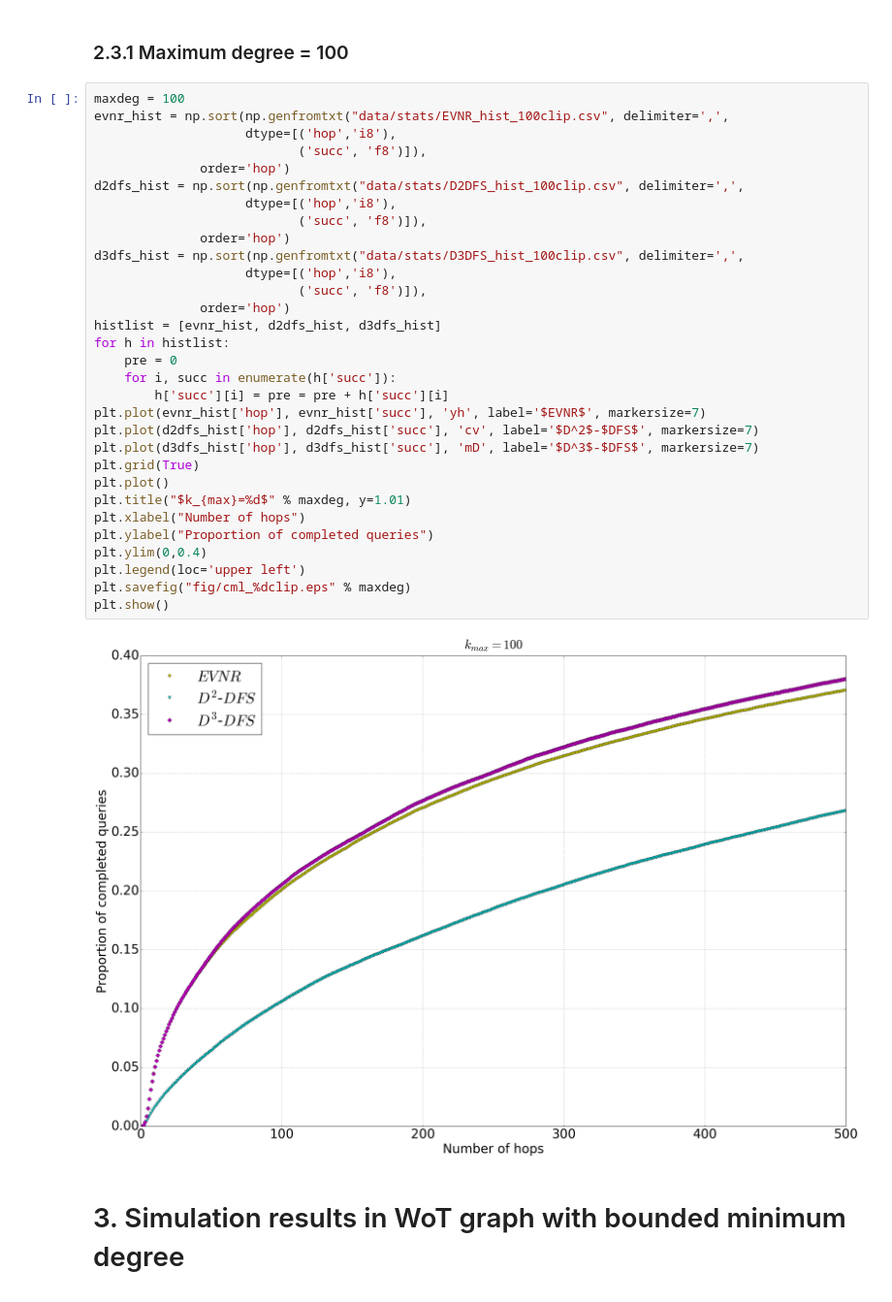
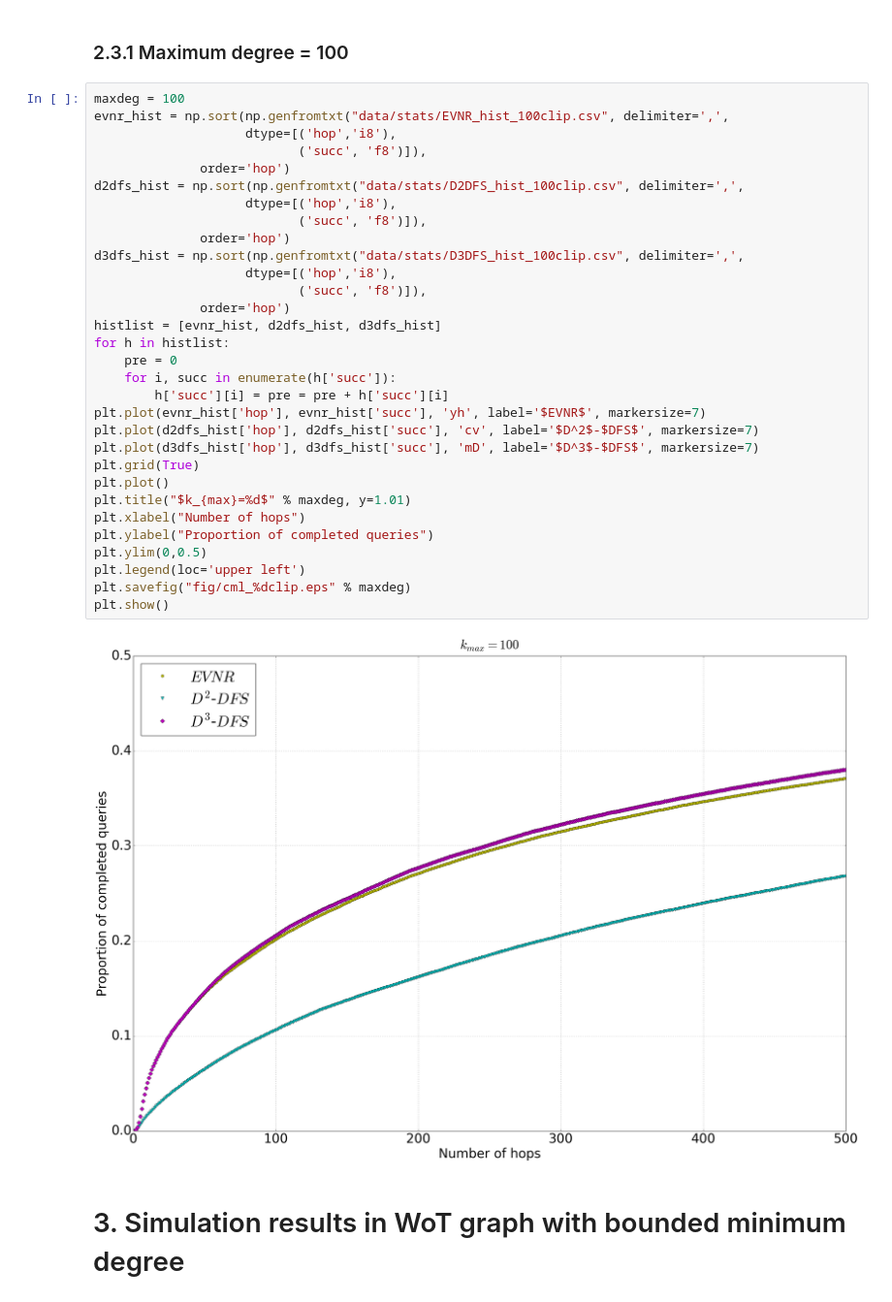
Before and after one commit to akiratk0355/navigable-network-analysis, a Jupyter notebook: wot_routing_simulations.ipynb, the cells around one changed output. Shown at 97% size. Drawn from its saved outputs; the diff is of its cells as text.

```diff
--- a/wot_routing_simulations.ipynb
+++ b/wot_routing_simulations.ipynb
@@ -159,35 +161,35 @@ plt.show()
 maxdeg = 100
 evnr_hist = np.sort(np.genfromtxt("data/stats/EVNR_hist_100clip.csv", delimiter=',',
                     dtype=[('hop','i8'),
                            ('succ', 'f8')]),
               order='hop')
 d2dfs_hist = np.sort(np.genfromtxt("data/stats/D2DFS_hist_100clip.csv", delimiter=',',
                     dtype=[('hop','i8'),
                            ('succ', 'f8')]),
               order='hop')
 d3dfs_hist = np.sort(np.genfromtxt("data/stats/D3DFS_hist_100clip.csv", delimiter=',',
                     dtype=[('hop','i8'),
                            ('succ', 'f8')]),
               order='hop')
 histlist = [evnr_hist, d2dfs_hist, d3dfs_hist]
 for h in histlist:
     pre = 0
     for i, succ in enumerate(h['succ']):
         h['succ'][i] = pre = pre + h['succ'][i]
 plt.plot(evnr_hist['hop'], evnr_hist['succ'], 'yh', label='$EVNR$', markersize=7)
 plt.plot(d2dfs_hist['hop'], d2dfs_hist['succ'], 'cv', label='$D^2$-$DFS$', markersize=7)
 plt.plot(d3dfs_hist['hop'], d3dfs_hist['succ'], 'mD', label='$D^3$-$DFS$', markersize=7)
 plt.grid(True)
 plt.plot()
 plt.title("$k_{max}=%d$" % maxdeg, y=1.01)
 plt.xlabel("Number of hops")
 plt.ylabel("Proportion of completed queries")
-plt.ylim(0,0.4)
+plt.ylim(0,0.5)
 plt.legend(loc='upper left')
 plt.savefig("fig/cml_%dclip.eps" % maxdeg)
 plt.show()
 # %% [output]
-[figure, old version]
+[figure, new version]
 # %% [markdown]
 # 3. Simulation results in WoT graph with bounded minimum degree
 # %%
```
Also changed, not shown: parts of 1 cell of this notebook.
